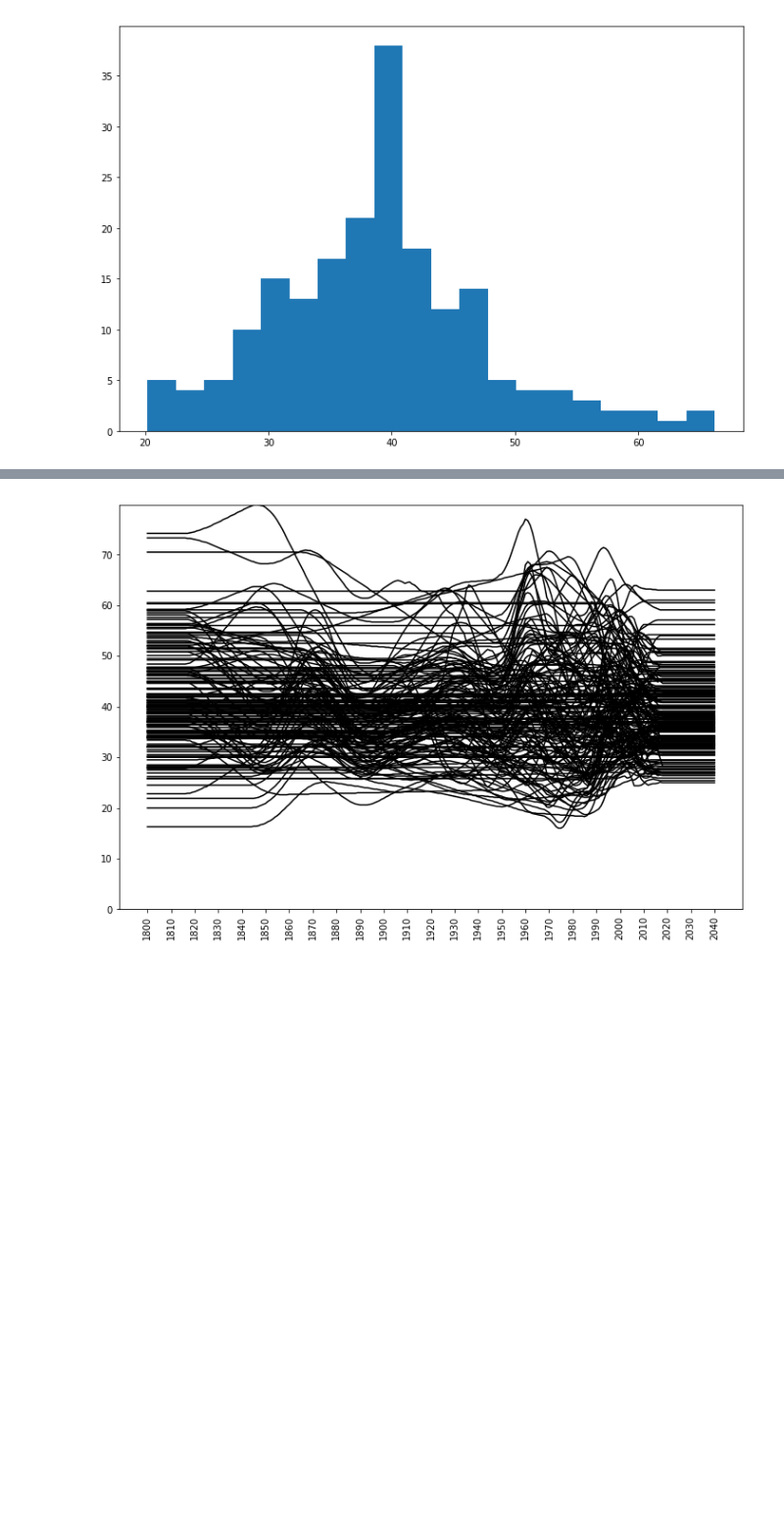
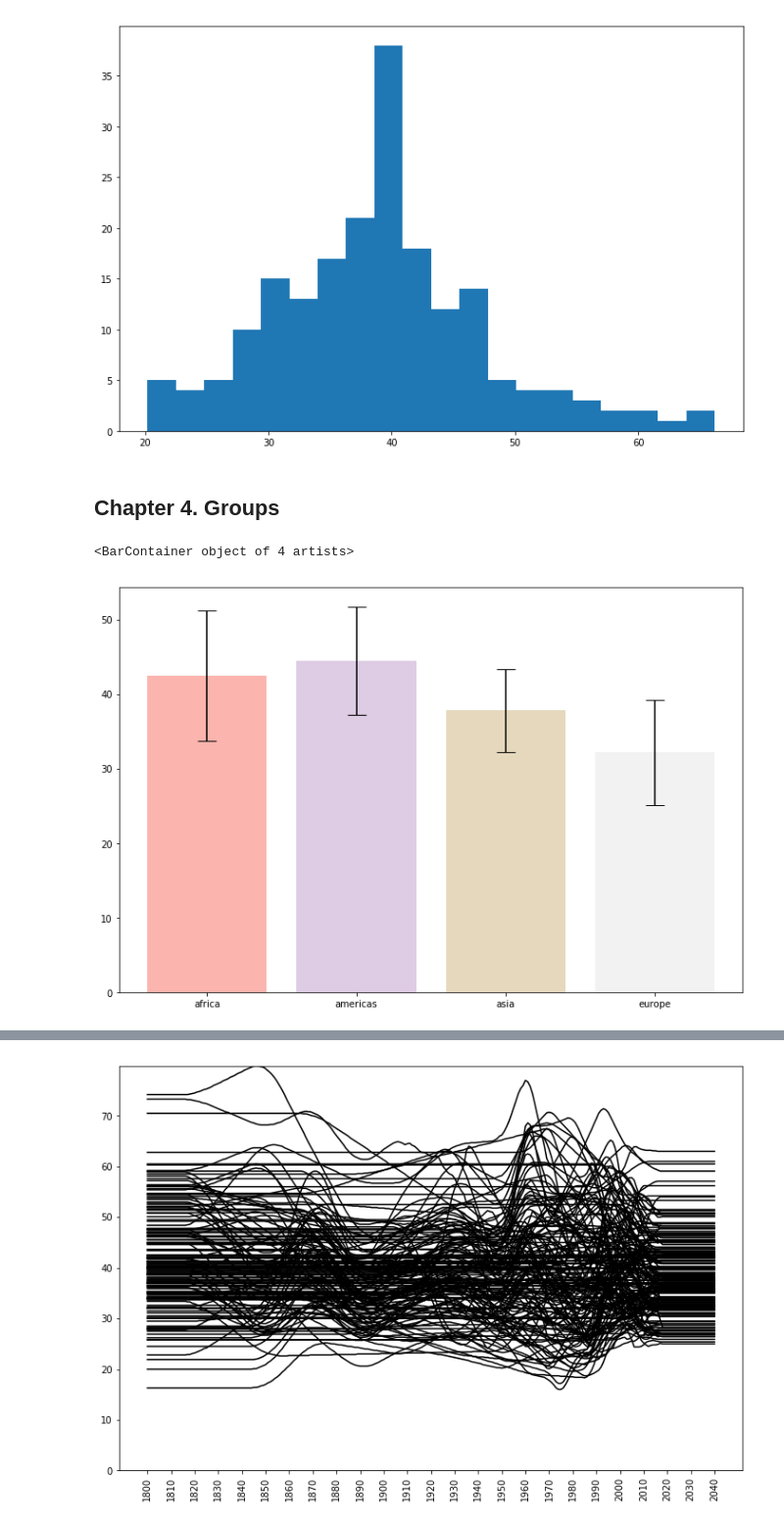
Before and after one commit to mxposed/dsn-intro, a Jupyter notebook: 2020-01-27-data-intro.ipynb, the cells around one changed output, grey strips where cells are left out. Shown at 98% size. Drawn from its saved outputs; the diff is of its cells as text; code cells hidden in the pictures; blank space fills up the shorter version.

```diff
--- a/2020-01-27-data-intro.ipynb
+++ b/2020-01-27-data-intro.ipynb
@@ -166,3 +151,24 @@ plt.hist(gini.loc[:, "1950"], bins = 20)
         45.5, 47.8, 50.1, 52.4, 54.7, 57. , 59.3, 61.6, 63.9, 66.2]),
  <a list of 20 Patch objects>)
 [figure]
+# %% [markdown]
+## Chapter 4. Groups
+# %%
+mean_50_by_region = pd.DataFrame(
+    {"region": countries.set_index("name").four_regions,
+     "gini_50": gini.loc[:, "1950"]},
+    index=gini.index
+).groupby("region").agg(["mean", "std"])
+# %%
+colors = plt.get_cmap("Pastel1", len(mean_50_by_region.index))
+# %%
+plt.bar(
+    mean_50_by_region.index,
+    mean_50_by_region.iloc[:, 0],
+    yerr=mean_50_by_region.iloc[:, 1],
+    capsize=10,
+    color=list(map(lambda i: colors(i[0]), enumerate(mean_50_by_region.index)))
+)
+# %% [output]
+<BarContainer object of 4 artists>
+[figure, added]
```
Also changed, not shown: parts of 13 cells of this notebook.
